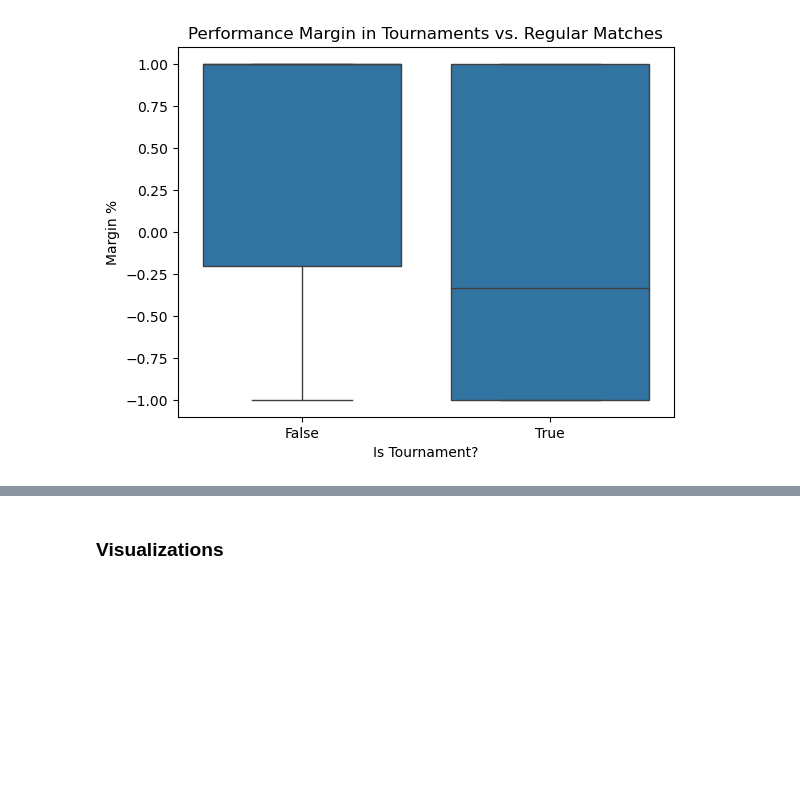
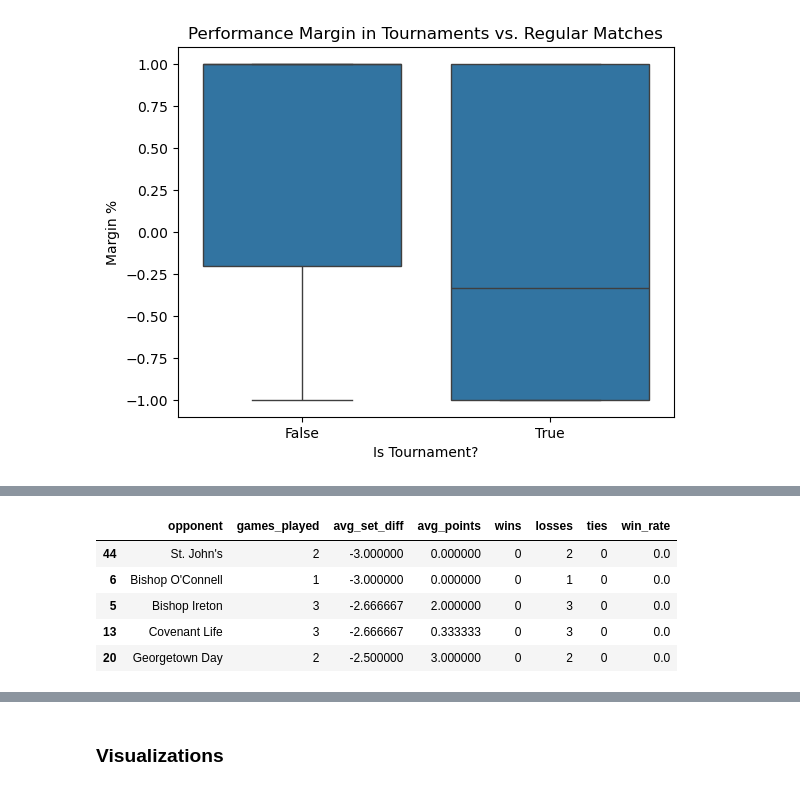
Before and after one commit to drblitx/jr-yr-stats, a Jupyter notebook: notebooks/eda.ipynb, the cells around one changed output, grey strips where cells are left out. Drawn from its saved outputs; the diff is of its cells as text; code cells hidden in the pictures; blank space fills up the shorter version.

```diff
--- a/notebooks/eda.ipynb
+++ b/notebooks/eda.ipynb
@@ -174,0 +195,10 @@ plt.show()
+# %%
+# top 5 opponents crushed by (by diff)
+opponent_stats.sort_values('avg_set_diff').head(5)
+# %% [output]
+|  | opponent | games_played | avg_set_diff | avg_points | wins | losses | ties | win_rate |
+| 44 | St. John's | 2 | -3.000000 | 0.000000 | 0 | 2 | 0 | 0.0 |
+| 6 | Bishop O'Connell | 1 | -3.000000 | 0.000000 | 0 | 1 | 0 | 0.0 |
+| 5 | Bishop Ireton | 3 | -2.666667 | 2.000000 | 0 | 3 | 0 | 0.0 |
+| 13 | Covenant Life | 3 | -2.666667 | 0.333333 | 0 | 3 | 0 | 0.0 |
+| 20 | Georgetown Day | 2 | -2.500000 | 3.000000 | 0 | 2 | 0 | 0.0 |
```
Also changed, not shown: parts of 8 cells of this notebook.
